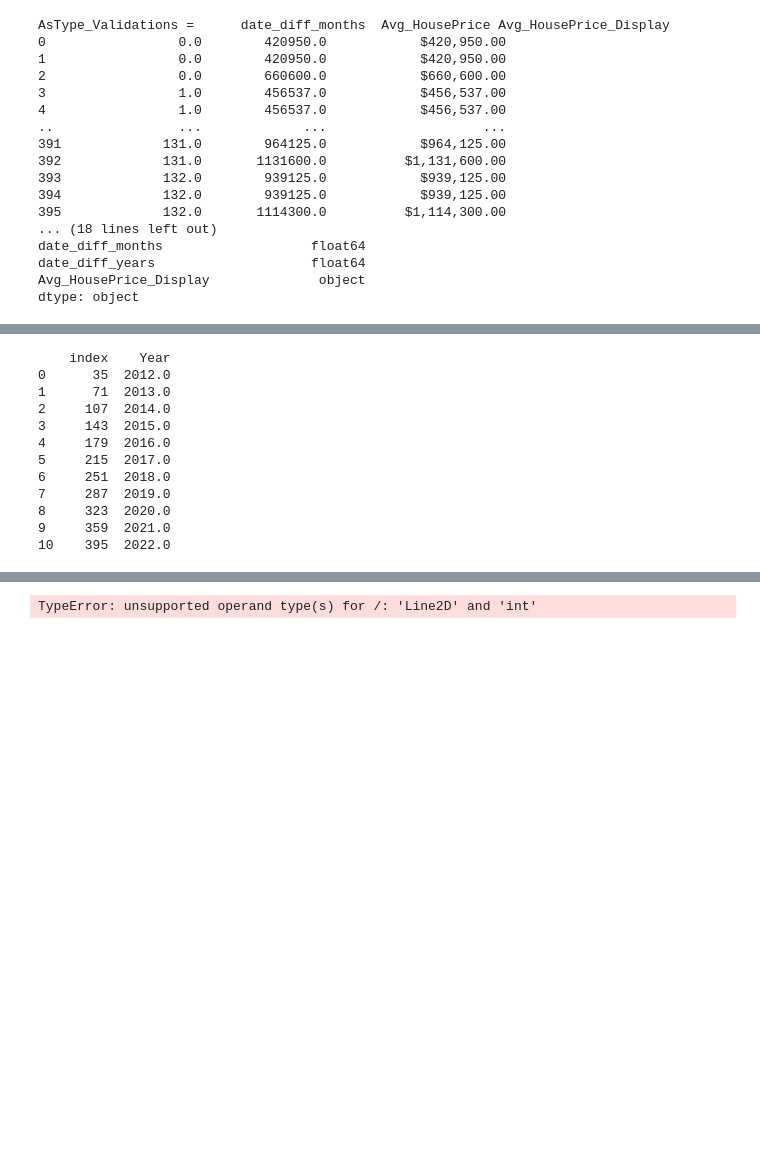
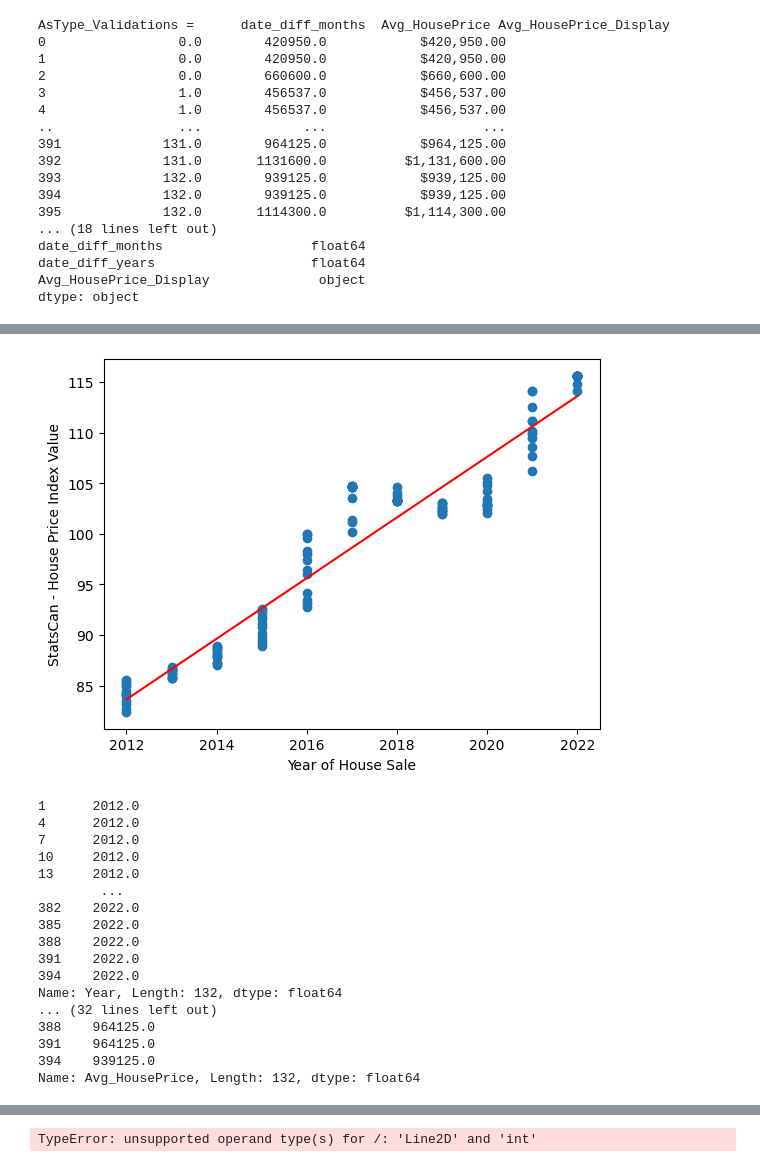
Before and after one commit to Ao-27/Project1_Group1_HousingMarket, a Jupyter notebook: group1_housing_solution.ipynb, the cells around one changed output, grey strips where cells are left out. Cells and saved outputs as stored; diff of their text form; code cells hidden in the pictures; blank space fills up the shorter version.

```diff
--- a/group1_housing_solution.ipynb
+++ b/group1_housing_solution.ipynb
@@ -917,20 +919,44 @@ RIGHT_to_Final_City_Filtered_DF.tail()
+# %%
+x_values = Inner_to_Final_City_Filtered_DF.loc[(Inner_to_Final_City_Filtered_DF["City_Region"]=="Toronto"),"Year"]     # & (vehicle_data["engine"]=="Petrol-Electric"),"year"]
+y_values = Inner_to_Final_City_Filtered_DF.loc[(Inner_to_Final_City_Filtered_DF["City_Region"]=="Toronto"),"VALUE"]
+(slope, intercept, rvalue, pvalue, stderr) = stats.linregress(x_values, y_values)
+regress_values = x_values * slope + intercept
+line_eq = "y = " + str(round(slope,2)) + "x + " + str(round(intercept,2))
+plt.scatter(x_values,y_values)
+plt.plot(x_values,regress_values,"r-")
+plt.annotate(line_eq,(5.8,0.8),fontsize=15,color="red")
+plt.xlabel('Year of House Sale')
+plt.ylabel('StatsCan - House Price Index Value')
+plt.show()
+# %% [output]
+[figure, added]
 # %%
-#Establish Year Variable for Plot purposes.
+#Establish Year and VALUE  Variable for Plot purposes for each City_Region Independently.
 
-HP_year = RIGHT_to_Final_City_Filtered_DF.loc[(RIGHT_to_Final_City_Filtered_DF["UOM"]=="Index, 201612=100") & (RIGHT_to_Final_City_Filtered_DF["NewHousePrice_Index_Type"]=="Total (house and land)"),"Year"].drop_duplicates(keep='last').sort_values( ascending=True).reset_index()
-
-print(HP_year)
+Toronto_Year = Inner_to_Final_City_Filtered_DF.loc[(Inner_to_Final_City_Filtered_DF["UOM"]=="Index, 201612=100") & (Inner_to_Final_City_Filtered_DF["City_Region"]=="Toronto"),"Year"].astype(float) #.drop_duplicates(keep='last').sort_values( ascending=True).reset_index()
+print(Toronto_Year)
+Toronto_xValue = Inner_to_Final_City_Filtered_DF.loc[(Inner_to_Final_City_Filtered_DF["UOM"]=="Index, 201612=100") & (Inner_to_Final_City_Filtered_DF["City_Region"]=="Toronto"),"date_diff_months"].astype(float)
+print(Toronto_xValue)
+StatCan_Index_Toronto = Inner_to_Final_City_Filtered_DF.loc[(Inner_to_Final_City_Filtered_DF["UOM"]=="Index, 201612=100") & (Inner_to_Final_City_Filtered_DF["City_Region"]=="Toronto"),"VALUE"].astype(float) #not dropping dupes or sorting the data.
+print(StatCan_Index_Toronto)
+Avg_HP_Toronto = Inner_to_Final_City_Filtered_DF.loc[(Inner_to_Final_City_Filtered_DF["UOM"]=="Index, 201612=100") & (Inner_to_Final_City_Filtered_DF["City_Region"]=="Toronto"),"Avg_HousePrice"].astype(float) #not dropping dupes or sorting the data.
+print(Avg_HP_Toronto)
 # %% [output]
-    index    Year
-0      35  2012.0
-1      71  2013.0
-2     107  2014.0
-3     143  2015.0
-4     179  2016.0
-5     215  2017.0
-6     251  2018.0
-7     287  2019.0
-8     323  2020.0
-9     359  2021.0
-10    395  2022.0
+1      2012.0
+4      2012.0
+7      2012.0
+10     2012.0
+13     2012.0
+        ...
+382    2022.0
+385    2022.0
+388    2022.0
+391    2022.0
+394    2022.0
+Name: Year, Length: 132, dtype: float64
+... (32 lines left out)
+388    964125.0
+391    964125.0
+394    939125.0
+Name: Avg_HousePrice, Length: 132, dtype: float64
 # %%
```
Also changed, not shown: parts of 20 cells of this notebook.
